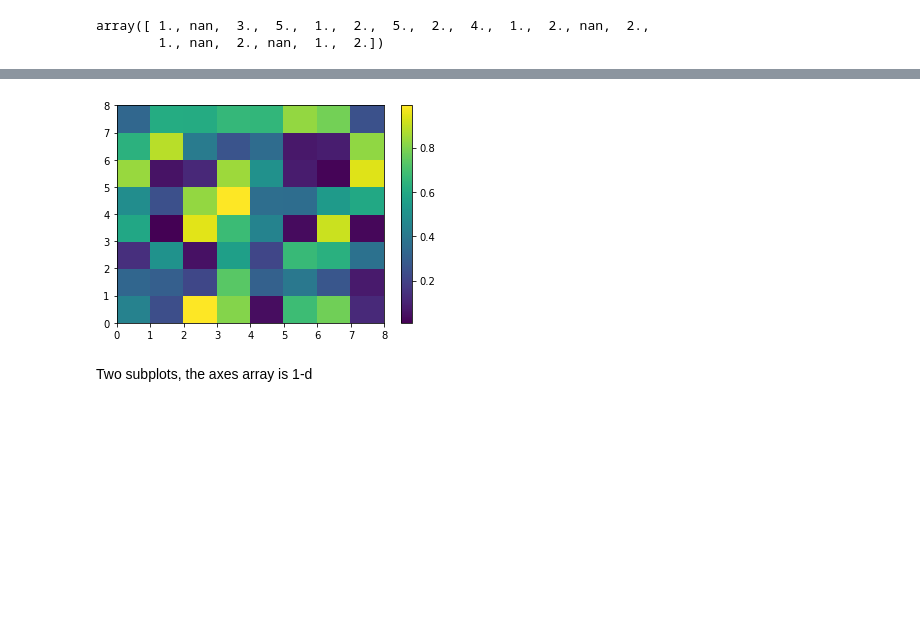
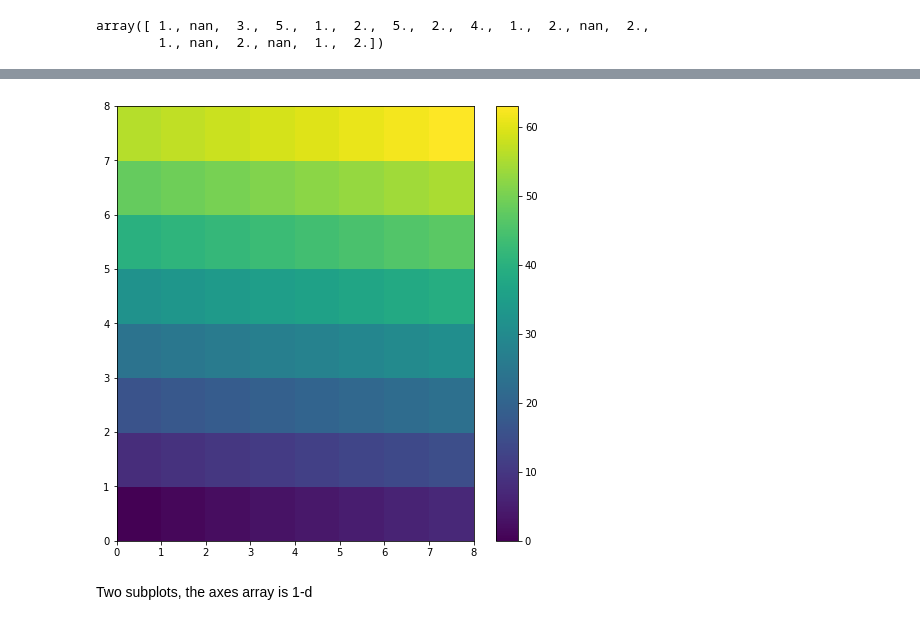
Before and after one commit to rsouza/Python_Course, a Jupyter notebook: Notebooks/14_Viz_Matplotlib.ipynb, the cells around one changed output, grey strips where cells are left out. Saved outputs shown, nothing was run; the diff lists cells and outputs as text; code cells hidden in the pictures; blank space fills up the shorter version.

```diff
--- a/Notebooks/14_Viz_Matplotlib.ipynb
+++ b/Notebooks/14_Viz_Matplotlib.ipynb
@@ -126,11 +148,12 @@ plt.show()
 # %%
-a = np.random.random((8,8))
-#a = np.arange(64).reshape(8,8)
+#a = np.random.random((8,8))
+a = np.arange(64).reshape(8,8)
+plt.figure(figsize=(8,8))
 p = plt.pcolor(a)
 plt.colorbar()
 plt.show()
 # %% [output]
-[figure, old version]
+[figure, new version]
 # %% [markdown]
 Two subplots, the axes array is 1-d
 # %%
```
Also changed, not shown: parts of 12 cells of this notebook, 2 other files.
